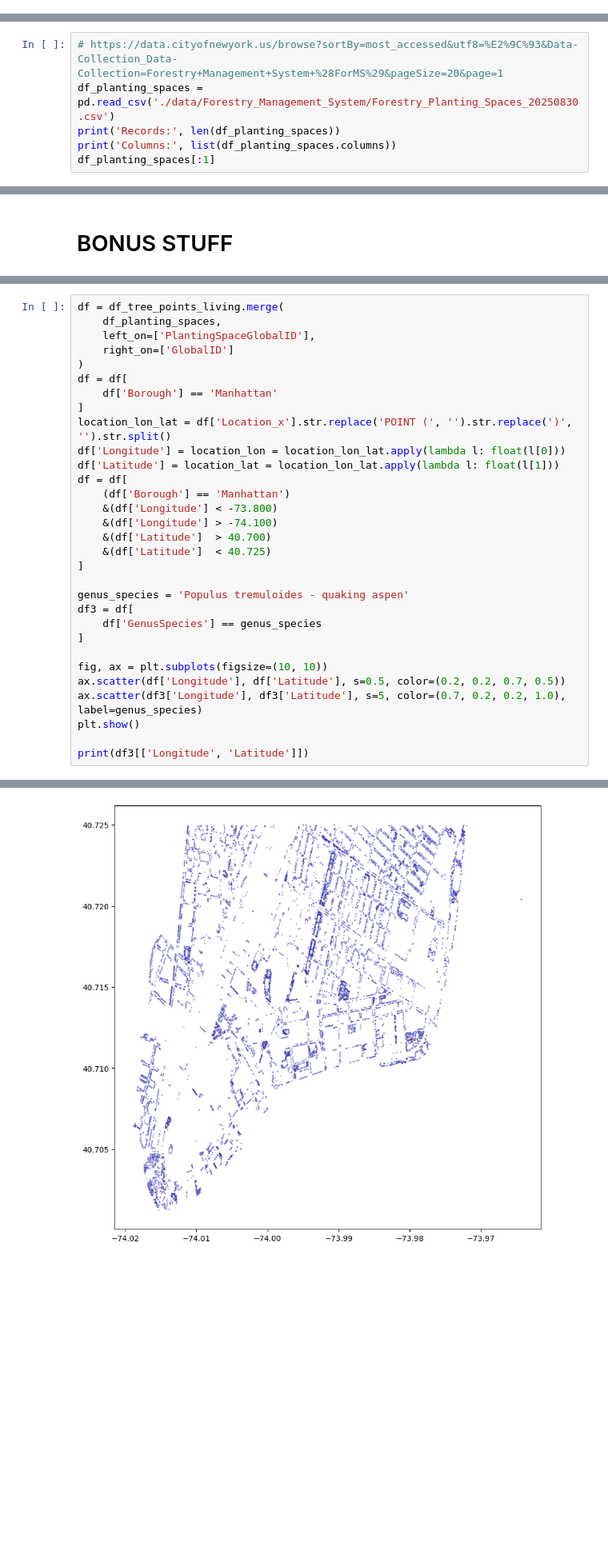
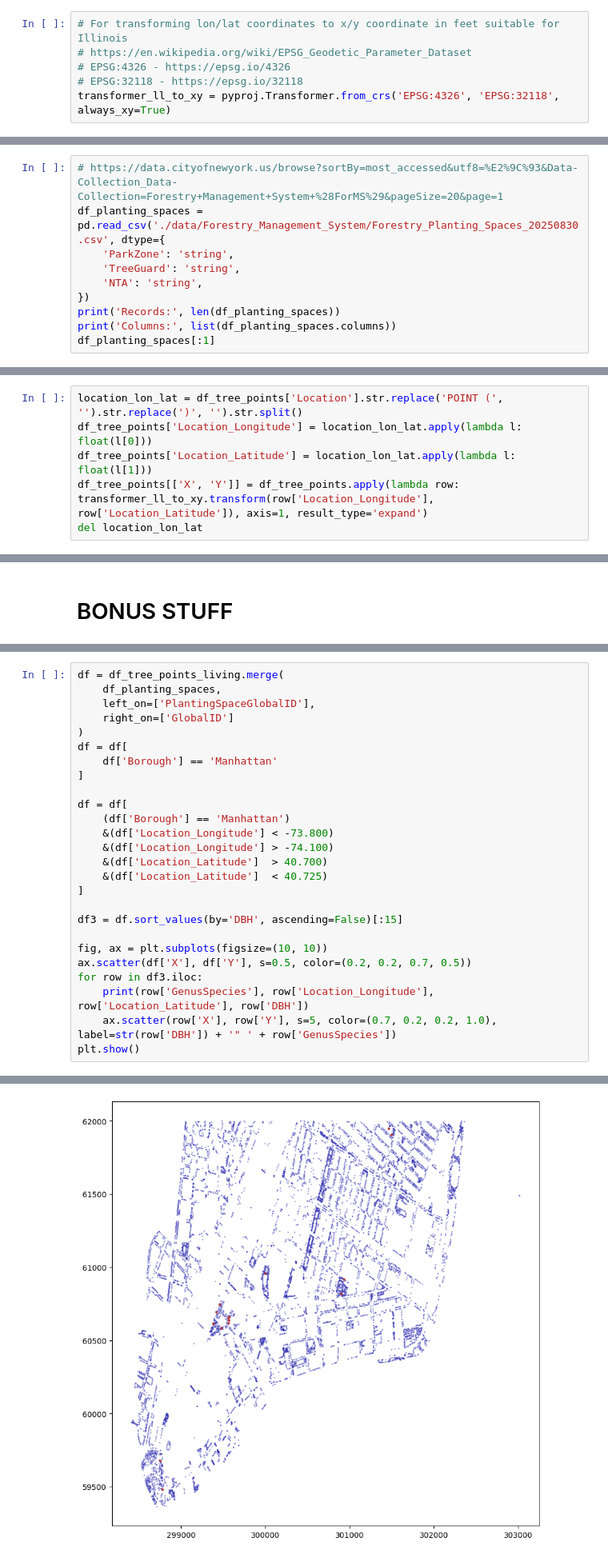
Before and after one commit to fractalate/data-trees-new-york, a Jupyter notebook: Forestry Management System.ipynb, the cells around one changed output, grey strips where cells are left out. Shown: that part at 80% size. Drawn from its saved outputs; the diff is of its cells as text; blank space fills up the shorter version.

```diff
--- a/Forestry Management System.ipynb
+++ b/Forestry Management System.ipynb
@@ -8,6 +9,12 @@ from matplotlib import pyplot as plt
 pd.set_option('display.max_columns', None)
 pd.set_option('display.max_rows', None)
 pd.set_option('display.max_colwidth', None)
+# %%
+# For transforming lon/lat coordinates to x/y coordinate in feet suitable for Illinois
+# https://en.wikipedia.org/wiki/EPSG_Geodetic_Parameter_Dataset
+# EPSG:4326 - https://epsg.io/4326
+# EPSG:32118 - https://epsg.io/32118
+transformer_ll_to_xy = pyproj.Transformer.from_crs('EPSG:4326', 'EPSG:32118', always_xy=True)
 # %%
 # https://data.cityofnewyork.us/browse?sortBy=most_accessed&utf8=%E2%9C%93&Data-Collection_Data-Collection=Forestry+Management+System+%28ForMS%29&pageSize=20&page=1
 df_tree_points = pd.read_csv('./data/Forestry_Management_System/Forestry_Tree_Points_20250830.csv')
@@ -21,7 +28,11 @@ Columns: ['OBJECTID', 'DBH', 'TPStructure', 'TPCondition', 'StumpDiameter', 'Pla
 | 0 | 11488530 | 6.0 | Full | Fair | NaN | D86F65D3-53B3-4B3D-A7C0-FC18778ACBDA | POINT(-73.77075300216298 40.74800... | 2197AE85-1F5C-4EC5-8983-1C3AE158E282 | ... |
 # %%
 # https://data.cityofnewyork.us/browse?sortBy=most_accessed&utf8=%E2%9C%93&Data-Collection_Data-Collection=Forestry+Management+System+%28ForMS%29&pageSize=20&page=1
-df_planting_spaces = pd.read_csv('./data/Forestry_Management_System/Forestry_Planting_Spaces_20250830.csv')
+df_planting_spaces = pd.read_csv('./data/Forestry_Management_System/Forestry_Planting_Spaces_20250830.csv', dtype={
+    'ParkZone': 'string',
+    'TreeGuard': 'string',
+    'NTA': 'string',
+})
 print('Records:', len(df_planting_spaces))
 print('Columns:', list(df_planting_spaces.columns))
 df_planting_spaces[:1]
@@ -30,6 +41,12 @@ Records: 1091709
 Columns: ['OBJECTID', 'Borough', 'Number', 'Street', 'PSSite', 'PlantingSpaceOnStreet', 'Width', 'Length', 'ParkName', 'ParkZone', 'CrossStreet1', 'CrossStreet2', 'CommunityBoard', 'SanitationZone', ' ...
 |  | OBJECTID | Borough | Number | Street | PSSite | PlantingSpaceOnStreet | Width | Length | ParkName | ... |
 | 0 | 1236278 | Queens | 39-020 | 39 ROAD | Street | NaN | NaN | NaN | NaN | ... |
+# %%
+location_lon_lat = df_tree_points['Location'].str.replace('POINT (', '').str.replace(')', '').str.split()
+df_tree_points['Location_Longitude'] = location_lon_lat.apply(lambda l: float(l[0]))
+df_tree_points['Location_Latitude'] = location_lon_lat.apply(lambda l: float(l[1]))
+df_tree_points[['X', 'Y']] = df_tree_points.apply(lambda row: transformer_ll_to_xy.transform(row['Location_Longitude'], row['Location_Latitude']), axis=1, result_type='expand')
+del location_lon_lat
 # %%
 df_tree_points['TPCondition'].value_counts()
 # %% [output]
@@ -160,26 +201,21 @@ df = df_tree_points_living.merge(
 df = df[
     df['Borough'] == 'Manhattan'
 ]
-location_lon_lat = df['Location_x'].str.replace('POINT (', '').str.replace(')', '').str.split()
-df['Longitude'] = location_lon = location_lon_lat.apply(lambda l: float(l[0]))
-df['Latitude'] = location_lat = location_lon_lat.apply(lambda l: float(l[1]))
+
 df = df[
     (df['Borough'] == 'Manhattan')
-    &(df['Longitude'] < -73.800)
-    &(df['Longitude'] > -74.100)
-    &(df['Latitude']  > 40.700)
-    &(df['Latitude']  < 40.725)
+    &(df['Location_Longitude'] < -73.800)
+    &(df['Location_Longitude'] > -74.100)
+    &(df['Location_Latitude']  > 40.700)
+    &(df['Location_Latitude']  < 40.725)
 ]
 
-genus_species = 'Populus tremuloides - quaking aspen'
-df3 = df[
-    df['GenusSpecies'] == genus_species
-]
+df3 = df.sort_values(by='DBH', ascending=False)[:15]
 
 fig, ax = plt.subplots(figsize=(10, 10))
-ax.scatter(df['Longitude'], df['Latitude'], s=0.5, color=(0.2, 0.2, 0.7, 0.5))
-ax.scatter(df3['Longitude'], df3['Latitude'], s=5, color=(0.7, 0.2, 0.2, 1.0), label=genus_species)
+ax.scatter(df['X'], df['Y'], s=0.5, color=(0.2, 0.2, 0.7, 0.5))
+for row in df3.iloc:
+    print(row['GenusSpecies'], row['Location_Longitude'], row['Location_Latitude'], row['DBH'])
+    ax.scatter(row['X'], row['Y'], s=5, color=(0.7, 0.2, 0.2, 1.0), label=str(row['DBH']) + '" ' + row['GenusSpecies'])
 plt.show()
-
-print(df3[['Longitude', 'Latitude']])
 # %% [output]
@@ -186 +237 @@ print(df3[['Longitude', 'Latitude']])
-[figure, old version]
+[figure, new version]
```
Also changed, not shown: parts of 4 cells of this notebook, 2 other files.
